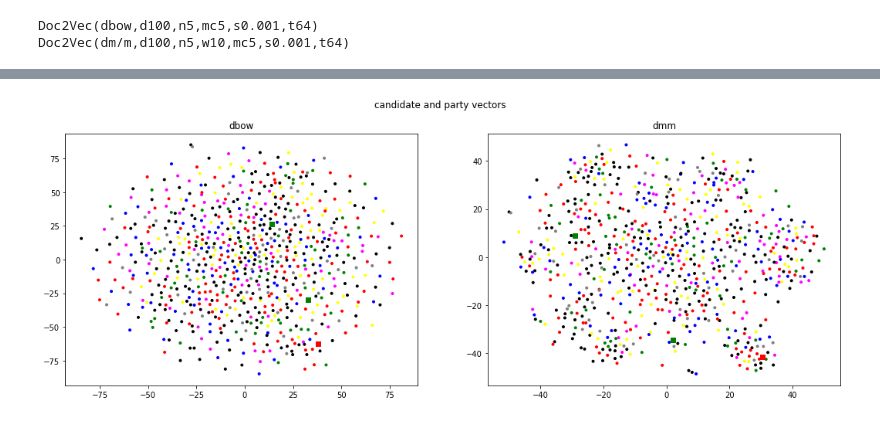
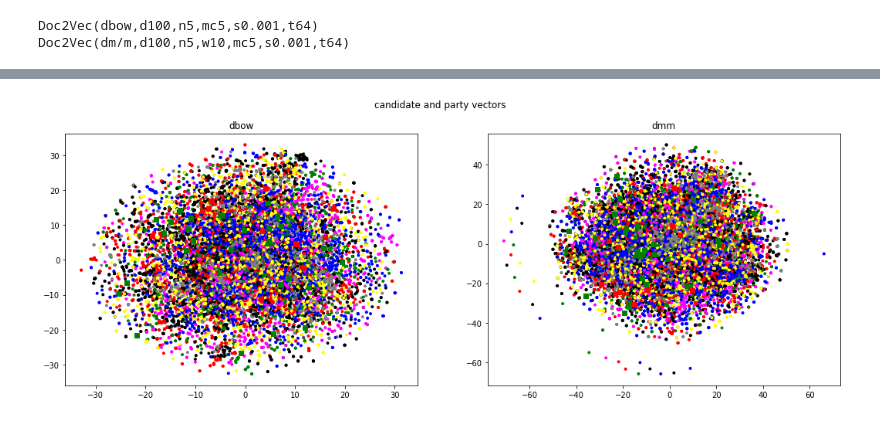
Before and after one commit to tobiaszehnder/lobby_control, a Jupyter notebook: jupyter/doc2vec.ipynb, the cells around one changed output, grey strips where cells are left out. Cells and saved outputs as stored; diff of their text form; code cells hidden in the pictures.

```diff
--- a/jupyter/doc2vec.ipynb
+++ b/jupyter/doc2vec.ipynb
@@ -61,7 +95,8 @@ a = plt.hist([len(x.split(' ')) for x in data.message], bins=100)
 # %%
+# maybe we start with some overfitting and once we have the plots ready, we can again remove party names
 # party names are a quite distinctive pattern, so we remove them beforehand in the messages
-for char in ['SPD', 'spd', 'FDP', 'fdp', 'CDU' 'cdu', 'AfD' 'afd', 'AFD', 'Grüne', 'GRÜNE', 'Die Grünen', 'GRÜNEN', 'Linke', 'LINKE', 'CSU', 'csu', 'Die Linke', 'DIE LINKE',]:
-    data.message = data.message.str.replace(char, '')
+#for char in ['SPD', 'spd', 'FDP', 'fdp', 'CDU' 'cdu', 'AfD' 'afd', 'AFD', 'Grüne', 'GRÜNE', 'Die Grünen', 'GRÜNEN', 'Linke', 'LINKE', 'CSU', 'csu', 'Die Linke', 'DIE LINKE',]:
+#    data.Text = data.Text.str.replace(char, '')
 # %%
 with open(os.path.join(data_dir, '10kGNAD', 'articles.csv'), 'r') as f:
     articles = f.readlines()
@@ -179,20 +254,22 @@ leaders = ['Sahra Wagenknecht',
 
 candidate_data['leader'] = data['from_name'].isin(leaders)
 
-candidate_data['size'] = 5
-candidate_data.loc[candidate_data['from_name'].str.contains('Party'),'size'] = 10
-candidate_data.loc[candidate_data['leader'], 'size'] = 8
+candidate_data['size'] = 50
+candidate_data.loc[candidate_data['from_name'].str.contains('Party'),'size'] = 35
+candidate_data.loc[candidate_data['leader'], 'size'] = 80
 
 candidate_data['symbol'] = 100
-candidate_data.loc[candidate_data['from_name'].str.contains('Party'), 'symbol'] = 101
+candidate_data.loc[candidate_data['from_name'].str.contains('Party'), 'symbol'] = 101 # ?
 candidate_data.loc[candidate_data['leader'], 'symbol'] = 114
 
 candidate_data['symbol2'] = '.'
 candidate_data.loc[candidate_data['from_name'].str.contains('Party'), 'symbol2'] = 's'
 candidate_data.loc[candidate_data['leader'], 'symbol2'] = 'h'
 # %%
-model7_name = 'Doc2Vec(dbow,d100,n5,mc5,s0.001,t4)_e50.model'
-model8_name = 'Doc2Vec(dmm,d100,n5,w10,mc5,s0.001,t4)_e50.model'
+model7_name = 'Doc2Vec(dbow,d100,n5,mc5,s0.001,t64)'
+model8_name = 'Doc2Vec(dm/m,d100,n5,w10,mc5,s0.001,t64)'
 
-model7 = gensim.models.Doc2Vec.load(os.path.join(models_dir, model7_name))
-model8 = gensim.models.Doc2Vec.load(os.path.join(models_dir, model8_name))
+model7 = models_by_name[model7_name]
+model8 = models_by_name[model8_name]
+#model7 = gensim.models.Doc2Vec.load(os.path.join(models_dir, model7_name))
+#model8 = gensim.models.Doc2Vec.load(os.path.join(models_dir, model8_name))
@@ -232,16 +318,18 @@ sns.scatterplot(data=emb_df, x='Comp1', y='Comp2', hue='color', legend=False)
 fig4 = tools.make_subplots(rows=1, cols=2, subplot_titles=[model7_name, model8_name])
 
 # vectors for model seven
-mask = [tag in candidate_data['from_name'].values for tag in model7.docvecs.offset2doctag]
-candidate_vecs = model7.docvecs.doctag_syn0[mask]
+#mask = [tag in candidate_data['from_name'].values for tag in model7.docvecs.offset2doctag]
+#candidate_vecs = model7.docvecs.doctag_syn0[mask]
+candidate_vecs = model7.docvecs.vectors_docs
 
 X = candidate_vecs
 tsne = TSNE(n_components=2)
 X_tsne7 = tsne.fit_transform(X)
 
 # vectors for model eight
-mask = [tag in candidate_data['from_name'].values for tag in model8.docvecs.offset2doctag]
-candidate_vecs = model8.docvecs.doctag_syn0[mask]
+#mask = [tag in candidate_data['from_name'].values for tag in model8.docvecs.offset2doctag]
+#candidate_vecs = model8.docvecs.doctag_syn0[mask]
+candidate_vecs = model8.docvecs.vectors_docs
 
 X = candidate_vecs
 tsne = TSNE(n_components=2)
@@ -302,23 +384,25 @@ Layout({
 # %%
 #shows plotly graph
 #pyoff.iplot(fig4, filename='tsnePlot1_epochs20')
 
 f4, axes = plt.subplots(1, 2, sharey=False, figsize=(18,6))
 
 # creates markers for matplotlib
 markers = [".", "s", "h"]
 
 for i, c in enumerate(np.unique(candidate_data['symbol2'])):
-    axes[0].scatter(X_tsne7[:,0][candidate_data['symbol2']==c], X_tsne7[:, 1][candidate_data['symbol2']==c], c=candidate_data['color'][candidate_data['symbol2']==c], marker=markers[i])
+    axes[0].scatter(X_tsne7[:,0][candidate_data['symbol2']==c], X_tsne7[:, 1][candidate_data['symbol2']==c],
+                    c=candidate_data['color'][candidate_data['symbol2']==c], marker=markers[i])
     axes[0].set_title('dbow')
 
 for i, c in enumerate(np.unique(candidate_data['symbol2'])):
-    axes[1].scatter(X_tsne8[:,0][candidate_data['symbol2']==c], X_tsne8[:, 1][candidate_data['symbol2']==c], c=candidate_data['color'][candidate_data['symbol2']==c], marker=markers[i])
+    axes[1].scatter(X_tsne8[:,0][candidate_data['symbol2']==c], X_tsne8[:, 1][candidate_data['symbol2']==c],
+                    c=candidate_data['color'][candidate_data['symbol2']==c], marker=markers[i])
     axes[1].set_title('dmm')
 
 f4.suptitle('candidate and party vectors')
 
 # f4.show()
 f4.savefig('tsne_50.pdf', format='pdf', orientation='landscape')
 # %% [output]
-[figure, old version]
+[figure, new version]
```
Also changed, not shown: parts of 19 cells of this notebook.
